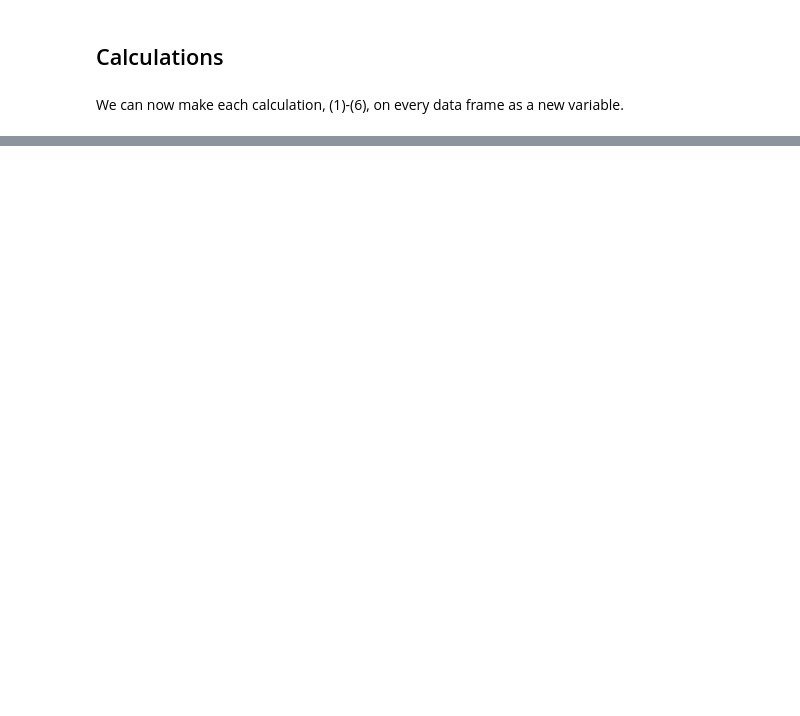
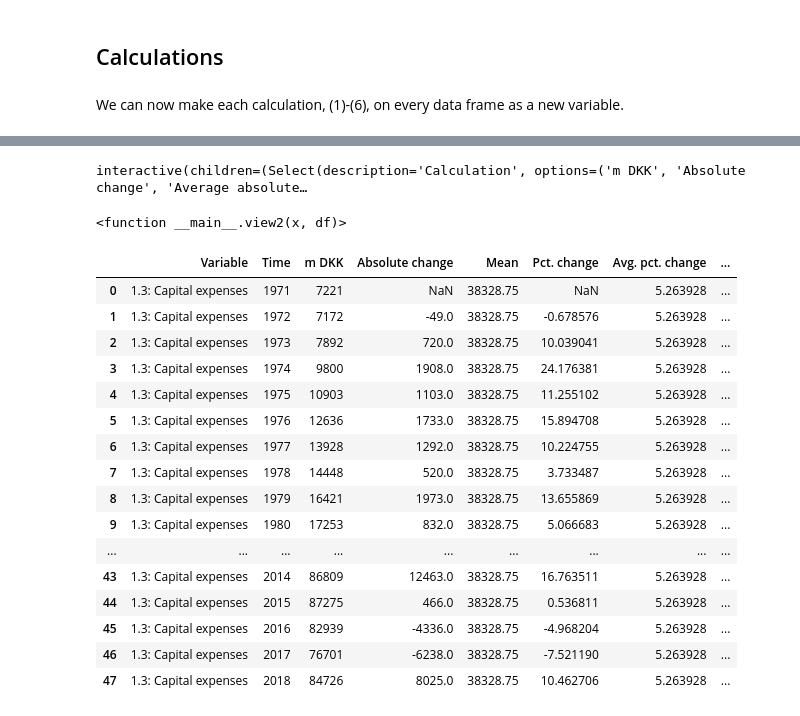
Before and after one commit to NumEconCopenhagen/projects-2019-safespaces, a Jupyter notebook: dataproject/dataproject/Data project notebook.ipynb, the cells around one changed output, grey strips where cells are left out. Saved outputs shown, nothing was run; the diff lists cells and outputs as text; code cells hidden in the pictures; blank space fills up the shorter version.

Commit message:
Interactive plots almost done

```diff
--- a/dataproject/dataproject/Data project notebook.ipynb
+++ b/dataproject/dataproject/Data project notebook.ipynb
@@ -148,0 +161,39 @@ See the caveats in the documentation: http://pandas.pydata.org/pandas-docs/stabl
+# %%
+rows = ['m DKK', 'Absolute change', 'Average absolute change', 'Percentage change',
+        'Average percentage change', 'Change in percentage points', 'Simple index']
+
+data_names = ['Capital accumulation', 'Capital expenses', 'Current and capital expenditure',
+             'Current expenditure', 'Current revenue', 'Capital revenue',
+             'Current plus capital revenue', 'Current surplus', 'Overall surplus']
+
+def view2(x, df):
+    plt.plot(dataframes[df]['Time'], dataframes[df][x])
+    plt.ylabel(x)
+    plt.xlabel(data_names[df])
+    return plt.show()
+w = widgets.Select(options=rows, description='Calculation')
+q = widgets.Select(options=range(0,9),value=1, description='Data set')
+interact(view2, x=w,df=q)
+# %% [output]
+interactive(children=(Select(description='Calculation', options=('m DKK', 'Absolute change', 'Average absolute…
+<function __main__.view2(x, df)>
+# %%
+capital_expenses
+# %% [output]
+|  | Variable | Time | m DKK | Absolute change | Mean | Pct. change | Avg. pct. change | ... |
+| 0 | 1.3: Capital expenses | 1971 | 7221 | NaN | 38328.75 | NaN | 5.263928 | ... |
+| 1 | 1.3: Capital expenses | 1972 | 7172 | -49.0 | 38328.75 | -0.678576 | 5.263928 | ... |
+| 2 | 1.3: Capital expenses | 1973 | 7892 | 720.0 | 38328.75 | 10.039041 | 5.263928 | ... |
+| 3 | 1.3: Capital expenses | 1974 | 9800 | 1908.0 | 38328.75 | 24.176381 | 5.263928 | ... |
+| 4 | 1.3: Capital expenses | 1975 | 10903 | 1103.0 | 38328.75 | 11.255102 | 5.263928 | ... |
+| 5 | 1.3: Capital expenses | 1976 | 12636 | 1733.0 | 38328.75 | 15.894708 | 5.263928 | ... |
+| 6 | 1.3: Capital expenses | 1977 | 13928 | 1292.0 | 38328.75 | 10.224755 | 5.263928 | ... |
+| 7 | 1.3: Capital expenses | 1978 | 14448 | 520.0 | 38328.75 | 3.733487 | 5.263928 | ... |
+| 8 | 1.3: Capital expenses | 1979 | 16421 | 1973.0 | 38328.75 | 13.655869 | 5.263928 | ... |
+| 9 | 1.3: Capital expenses | 1980 | 17253 | 832.0 | 38328.75 | 5.066683 | 5.263928 | ... |
+| ... | ... | ... | ... | ... | ... | ... | ... | ... |
+| 43 | 1.3: Capital expenses | 2014 | 86809 | 12463.0 | 38328.75 | 16.763511 | 5.263928 | ... |
+| 44 | 1.3: Capital expenses | 2015 | 87275 | 466.0 | 38328.75 | 0.536811 | 5.263928 | ... |
+| 45 | 1.3: Capital expenses | 2016 | 82939 | -4336.0 | 38328.75 | -4.968204 | 5.263928 | ... |
+| 46 | 1.3: Capital expenses | 2017 | 76701 | -6238.0 | 38328.75 | -7.521190 | 5.263928 | ... |
+| 47 | 1.3: Capital expenses | 2018 | 84726 | 8025.0 | 38328.75 | 10.462706 | 5.263928 | ... |
```
Also changed, not shown: parts of 9 cells of this notebook.
